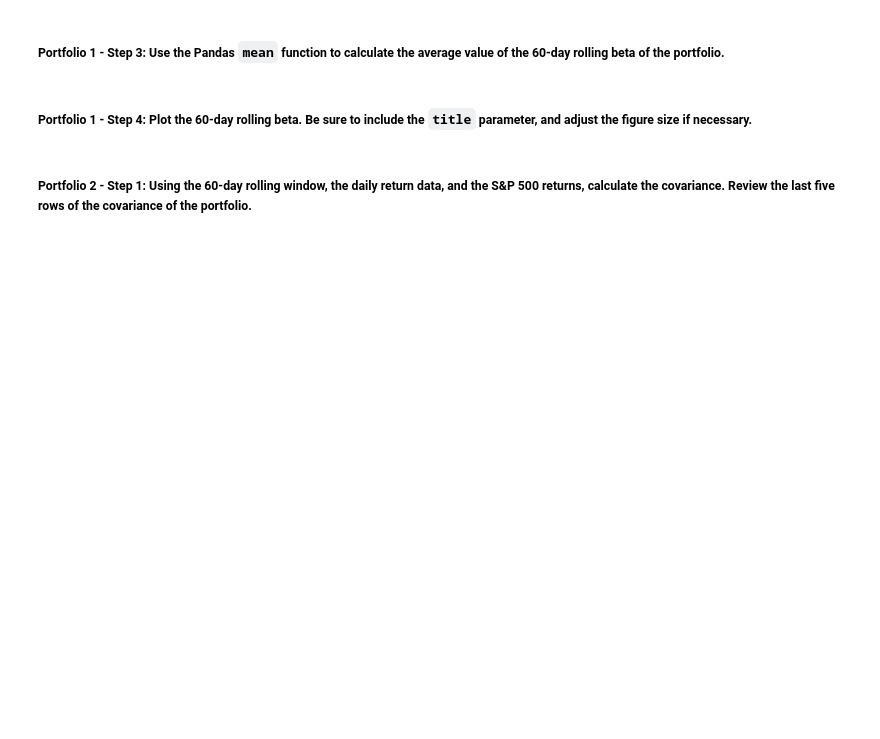
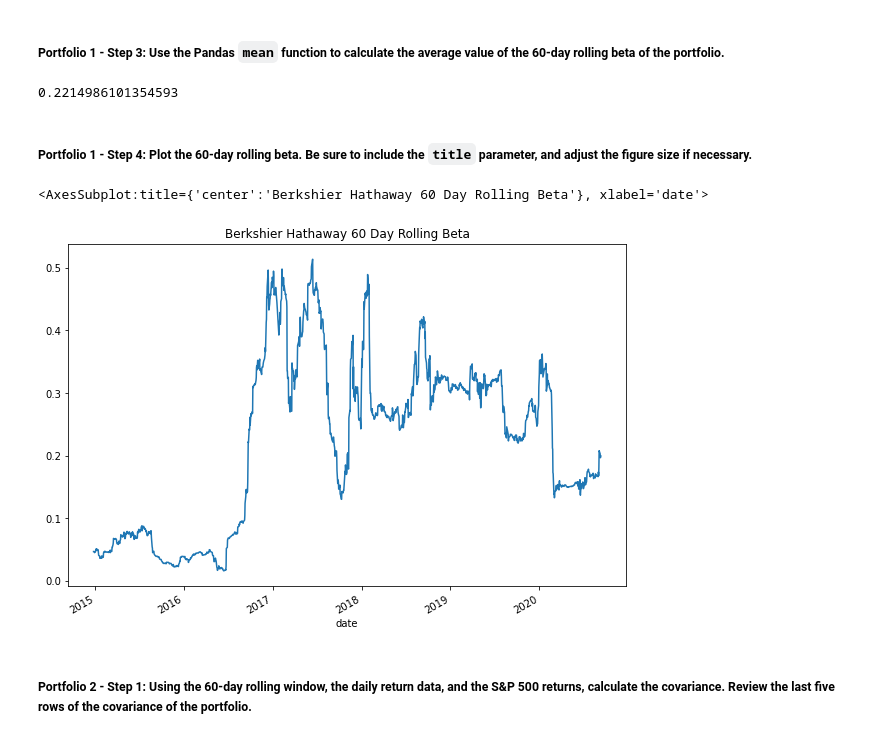
Before and after one commit to YanjunLin-Andrie/Stock_quantitative_analysis, a Jupyter notebook: risk_return_analysis.ipynb, the cells around one changed output. Cells and saved outputs as stored; diff of their text form; code cells hidden in the pictures; blank space fills up the shorter version.

```diff
--- a/risk_return_analysis.ipynb
+++ b/risk_return_analysis.ipynb
@@ -384,6 +384,6 @@ snp_rolling_60_variance = whale_navs_daily_returns['S&P 500'].rolling(window=60)
 # Calculate the covariance using a 60-day rolling window
 # Review the last five rows of the covariance data
 berk_rolling_60_covariance = whale_navs_daily_returns['BERKSHIRE HATHAWAY INC'].rolling(window=60).cov(
-                            whale_navs_daily_returns['S&P 500'].rolling(window=60))
+                            whale_navs_daily_returns['S&P 500'])
 berk_rolling_60_covariance.tail()
 # %% [output]
@@ -393,4 +399,5 @@ ValueError: other must be a DataFrame or Series
 # %%
 # Calculate the beta based on the 60-day rolling covariance compared to the market (S&P 500)
 # Review the last five rows of the beta information
-# YOUR CODE HERE
+berk_rolling_60_beta = berk_rolling_60_covariance / snp_rolling_60_variance
+berk_rolling_60_beta.tail()
@@ -398,13 +413,19 @@ ValueError: other must be a DataFrame or Series
 ##### Portfolio 1 - Step 3: Use the Pandas `mean` function to calculate the average value of the 60-day rolling beta of the portfolio.
 # %%
 # Calculate the average of the 60-day rolling beta
-# YOUR CODE HERE
+berk_average_rolling_60_beta = berk_rolling_60_beta.mean()
+berk_average_rolling_60_beta
+# %% [output]
+0.2214986101354593
 # %% [markdown]
 ##### Portfolio 1 - Step 4: Plot the 60-day rolling beta. Be sure to include the `title` parameter, and adjust the figure size if necessary.
 # %%
 # Plot the rolling beta
 # Include a title parameter and adjust the figure size
-# YOUR CODE HERE
+berk_rolling_60_beta.plot(figsize=(10,7),title='Berkshier Hathaway 60 Day Rolling Beta')
+# %% [output]
+<AxesSubplot:title={'center':'Berkshier Hathaway 60 Day Rolling Beta'}, xlabel='date'>
+[figure, added]
 # %% [markdown]
 ##### Portfolio 2 - Step 1: Using the 60-day rolling window, the daily return data, and the S&P 500 returns, calculate the covariance. Review the last five rows of the covariance of the portfolio.
 # %%
```
Also changed, not shown: parts of 12 cells of this notebook.
